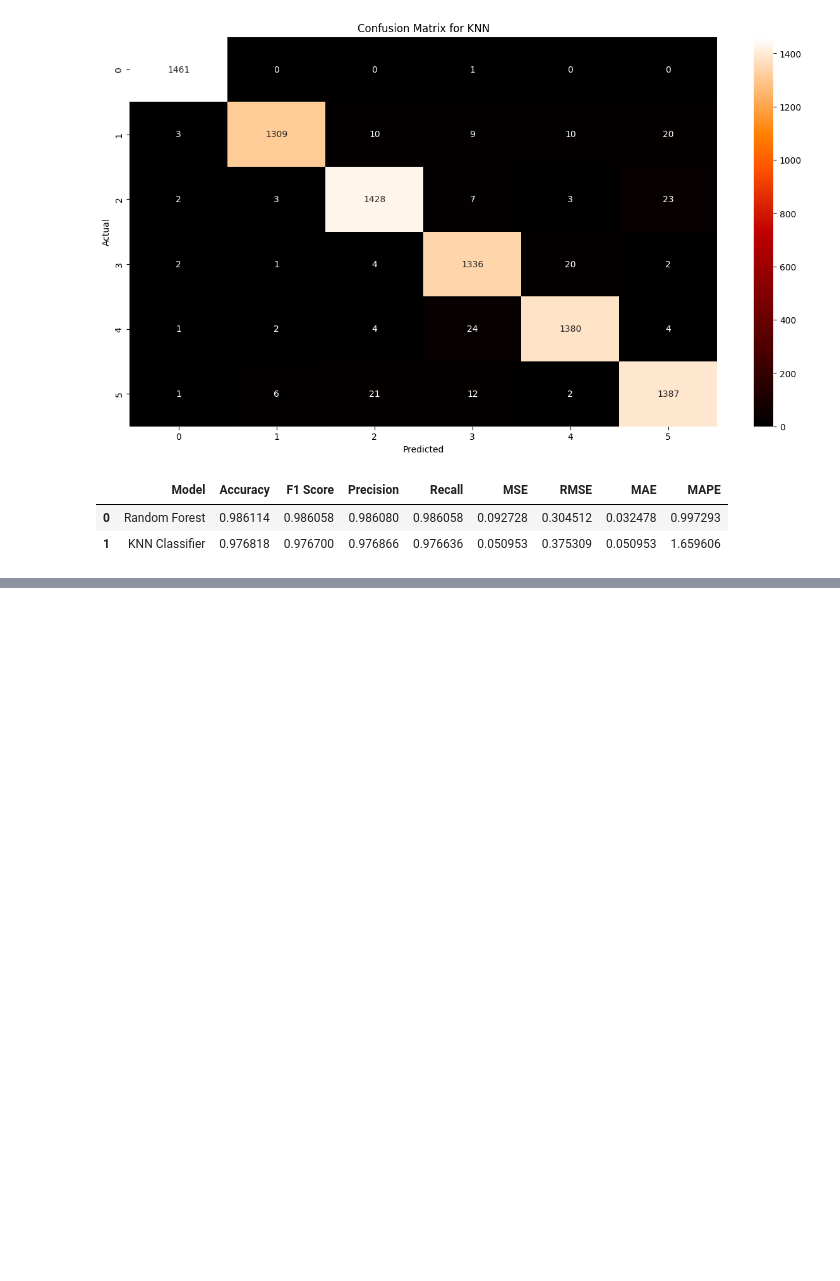
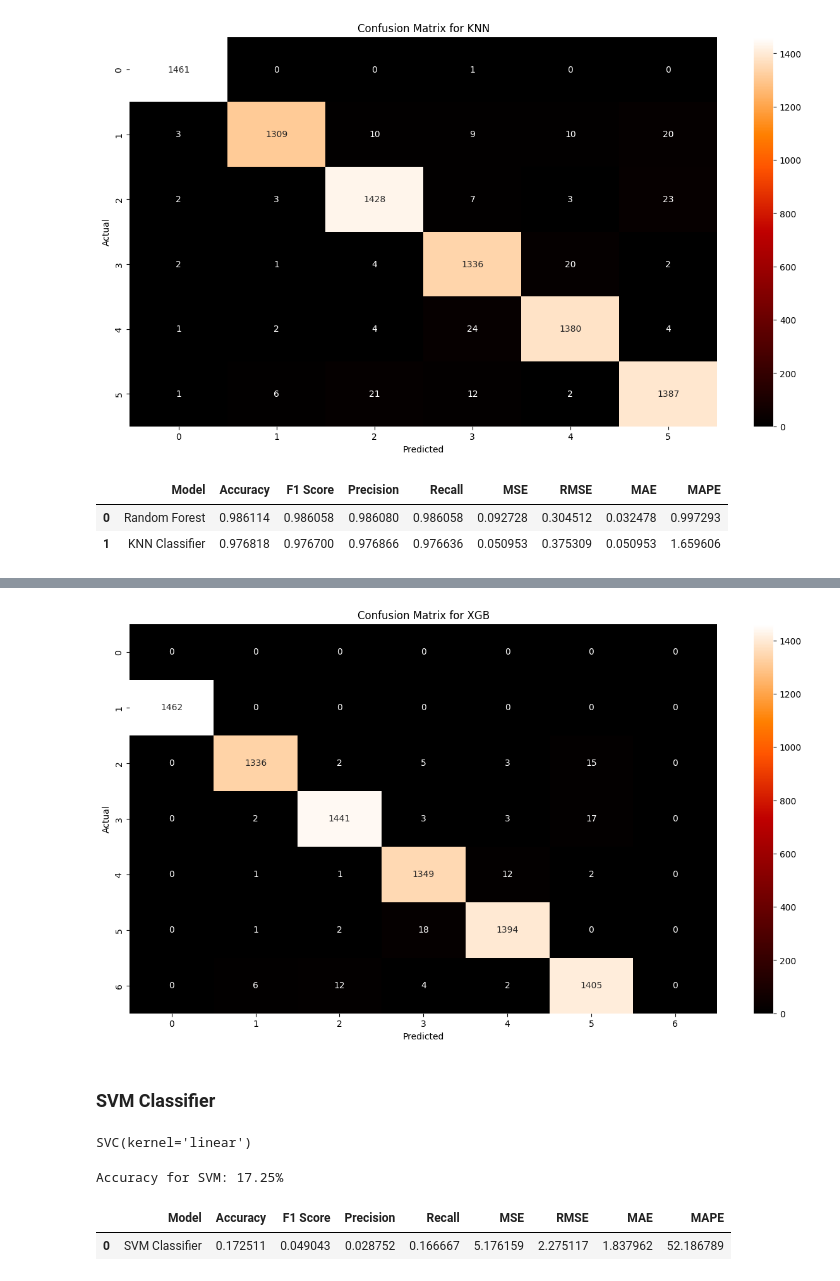
Before and after one commit to ashpreet12/MajorProject_Emg_ParkinsonDetection, a Jupyter notebook: dataset2_gestureRecogition.ipynb, the cells around one changed output, grey strips where cells are left out. Saved outputs shown, nothing was run; the diff lists cells and outputs as text; code cells hidden in the pictures; blank space fills up the shorter version.

```diff
--- a/dataset2_gestureRecogition.ipynb
+++ b/dataset2_gestureRecogition.ipynb
@@ -486,0 +518,4 @@ results
+# %%
+y_pred = model_XGB.predict(x_test)
+accuracy_xgb = accuracy_score(y_test, y_pred)
+print("Accuracy for XGB: %.2f%%" % (accuracy_xgb * 100.00))
@@ -486,0 +559,2 @@ results
+# %%
+cm_xgb = confusion_matrix(y_true, y_pred)
@@ -486,0 +579,11 @@ results
+# %%
+plt.figure(figsize = (15,8))
+sns.heatmap(cm_xgb, annot=True, fmt='g', cmap='gist_heat',cbar=True)
+plt.xlabel("Predicted")
+plt.ylabel("Actual")
+plt.title("Confusion Matrix for XGB")
+plt.show()
+# %% [output]
+[figure, added]
+# %% [markdown]
+### SVM Classifier
@@ -486,0 +592,10 @@ results
+# %%
+model_SVM.fit(x_train, y_train)
+# %% [output]
+SVC(kernel='linear')
+# %%
+y_pred = model_SVM.predict(x_test)
+accuracy_svm = accuracy_score(y_test, y_pred)
+print("Accuracy for SVM: %.2f%%" % (accuracy_svm * 100.00))
+# %% [output]
+Accuracy for SVM: 17.25%
@@ -486,0 +615,5 @@ results
+# %%
+results_svm
+# %% [output]
+|  | Model | Accuracy | F1 Score | Precision | Recall | MSE | RMSE | MAE | MAPE |
+| 0 | SVM Classifier | 0.172511 | 0.049043 | 0.028752 | 0.166667 | 5.176159 | 2.275117 | 1.837962 | 52.186789 |
```
Also changed, not shown: parts of 32 cells of this notebook.
